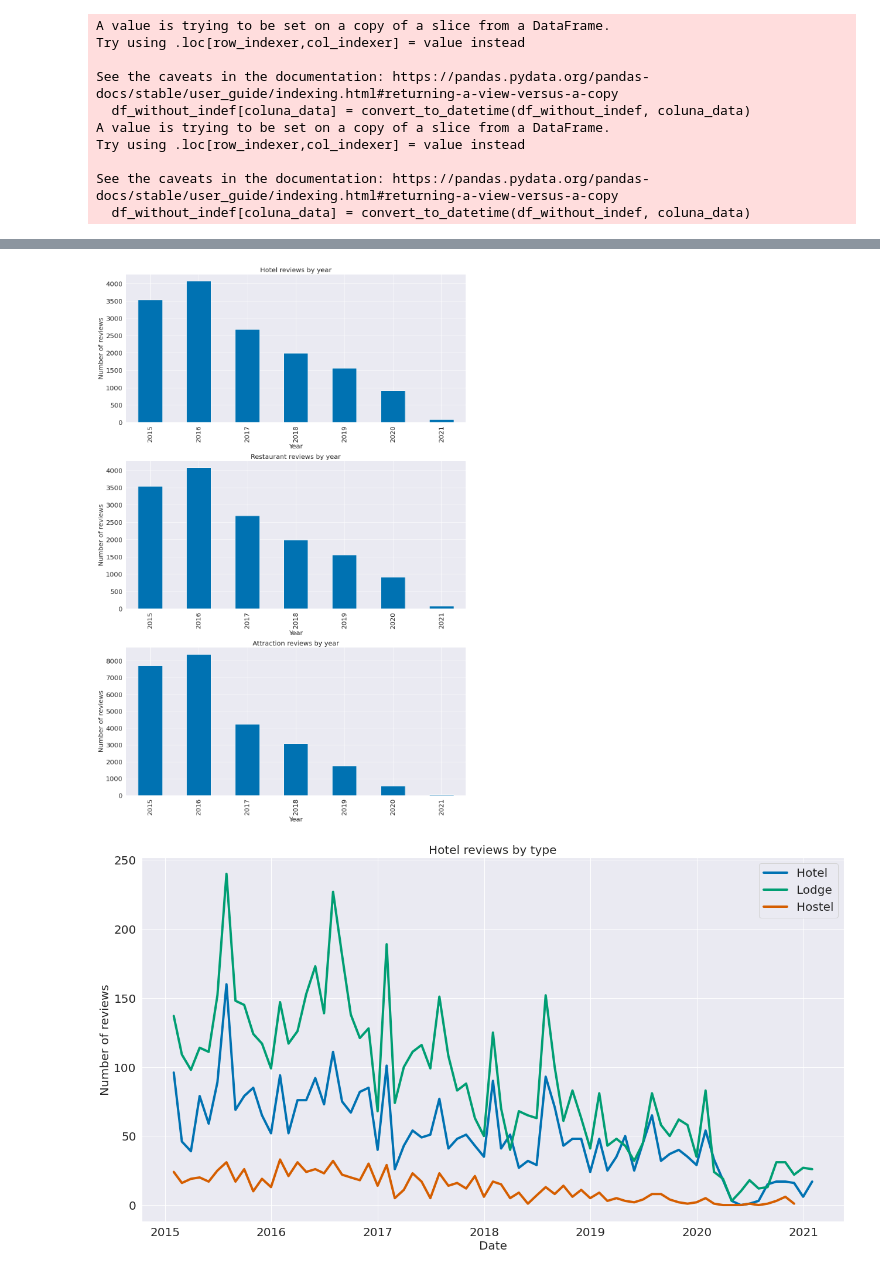
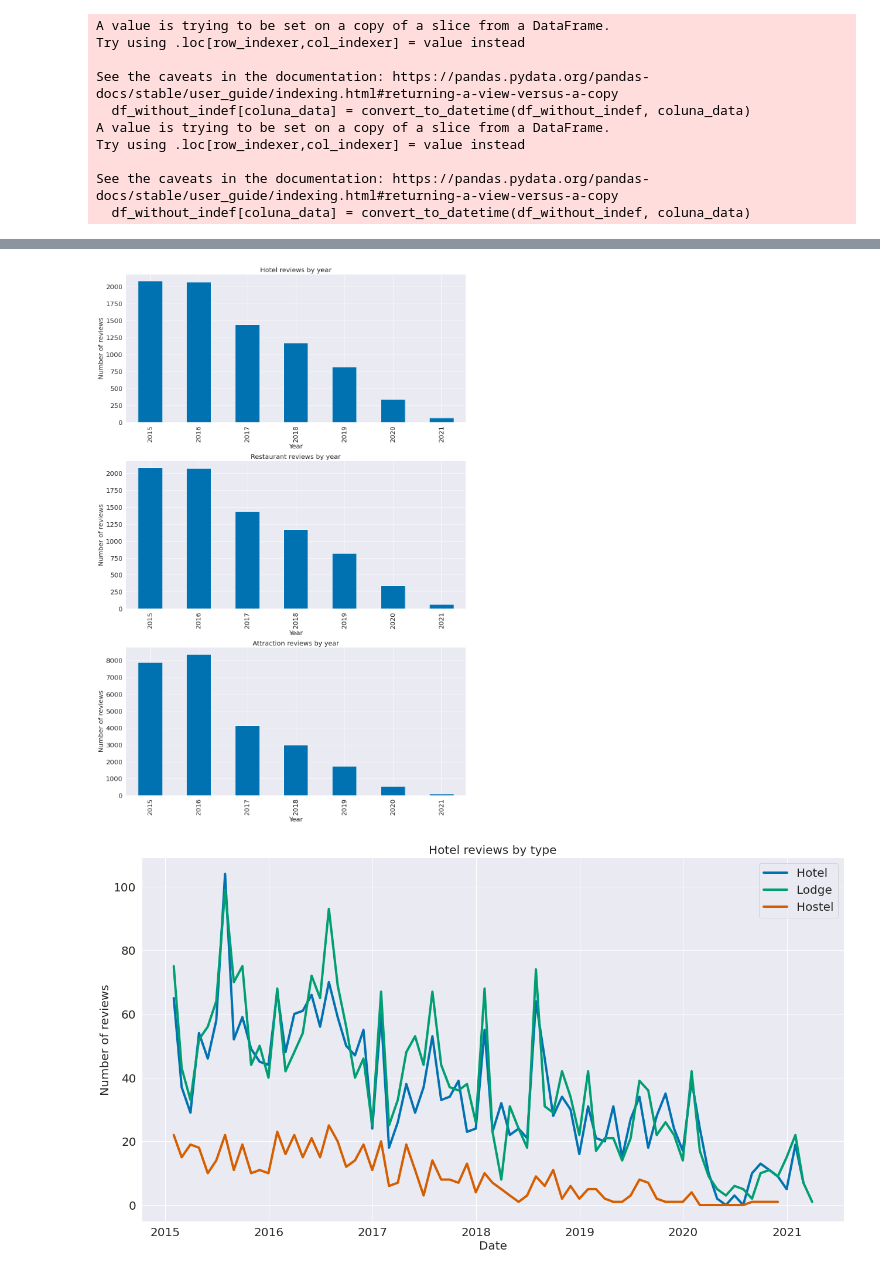
Before and after one commit to viengg/tripadvisor-scraper, a Jupyter notebook: analysis.ipynb, the cells around one changed output, grey strips where cells are left out. Cells and saved outputs as stored; diff of their text form; code cells hidden in the pictures.

```diff
--- a/analysis.ipynb
+++ b/analysis.ipynb
@@ -28,3 +28,25 @@ def get_recent_reviews(dataframe, coluna_data='data_avaliacao', ano=2014):
     df_without_indef = drop_indef(dataframe, coluna_data)
     df_without_indef[coluna_data] = convert_to_datetime(df_without_indef, coluna_data)
     return df_without_indef[df_without_indef[coluna_data].dt.year > ano]
+# %%
+op_hotel = pd.read_csv('Ouro Preto/hoteis.csv').drop_duplicates('hotel_id')
+print(f'{op_hotel.shape[0]} hoteis em Ouro Preto')
+op_rest = pd.read_csv('Ouro Preto/restaurantes.csv').drop_duplicates()
+print(f'{op_rest.shape[0]} restaurantes em Ouro Preto')
+op_atr = pd.read_csv('Ouro Preto/atracoes.csv').drop_duplicates()
+print(f'{op_atr.shape[0]} atrações em Ouro Preto')
+op_aval_hotel = pd.read_csv('Ouro Preto/avaliacoes-hoteis.csv').drop_duplicates()
+op_aval_rest = pd.read_csv('Ouro Preto/avaliacoes-restaurantes.csv')
+op_aval_rest = op_aval_rest.drop_duplicates(op_aval_rest.columns[:-2])
+op_aval_atr = pd.read_csv('Ouro Preto/avaliacoes-atracoes.csv').drop_duplicates()
+
+mar_hotel = pd.read_csv('Mariana/hoteis.csv').drop_duplicates('hotel_id')
+print(f'{mar_hotel.shape[0]} hoteis em Mariana')
+mar_rest = pd.read_csv('Mariana/restaurantes.csv').drop_duplicates()
+print(f'{mar_rest.shape[0]} restaurantes em Mariana')
+mar_atr = pd.read_csv('Mariana/atracoes.csv').drop_duplicates()
+print(f'{mar_atr.shape[0]} atrações em Mariana')
+mar_aval_hotel = pd.read_csv('Mariana/avaliacoes-hoteis.csv').drop_duplicates()
+mar_aval_rest = pd.read_csv('Mariana/avaliacoes-restaurantes.csv')
+mar_aval_rest = mar_aval_rest.drop_duplicates(mar_aval_rest.columns[:-2])
+mar_aval_atr = pd.read_csv('Mariana/avaliacoes-atracoes.csv').drop_duplicates()
@@ -31,7 +60,7 @@ def get_recent_reviews(dataframe, coluna_data='data_avaliacao', ano=2014):
 # %%
-hoteis = pd.read_csv('Ouro Preto e Mariana/hoteis.csv').drop_duplicates()
-restaurantes = pd.read_csv('Ouro Preto e Mariana/restaurantes.csv').drop_duplicates()
-atracoes = pd.read_csv('Ouro Preto e Mariana/atracoes.csv').drop_duplicates()
+hoteis = pd.concat([op_hotel, mar_hotel], ignore_index=True)
+restaurantes = pd.concat([op_rest, mar_rest], ignore_index=True)
+atracoes = pd.concat([op_atr, mar_atr], ignore_index=True)
 print(str(hoteis.shape[0]) + ' hoteis')
 print(str(restaurantes.shape[0]) + ' restaurantes')
 print(str(atracoes.shape[0]) + ' atracoes')
@@ -52,7 +81,7 @@ plt.savefig('graficos/en-grafico1.png')
 # %%
-avaliacoes_hoteis = pd.read_csv('Ouro Preto e Mariana/avaliacoes-hoteis.csv').drop_duplicates()
-avaliacoes_restaurantes = pd.read_csv('Ouro Preto e Mariana/avaliacoes-restaurantes.csv').drop_duplicates()
-avaliacoes_atracoes = pd.read_csv('Ouro Preto e Mariana/avaliacoes-atracoes.csv', error_bad_lines=False).drop_duplicates()
+avaliacoes_hoteis = pd.concat([op_aval_hotel, mar_aval_hotel], ignore_index=True)
+avaliacoes_restaurantes = pd.concat([op_aval_rest, mar_aval_rest], ignore_index=True)
+avaliacoes_atracoes = pd.concat([op_aval_atr, mar_aval_atr], ignore_index=True)
 print(str(avaliacoes_hoteis.shape[0]) + ' avaliacoes de hoteis')
 print(str(avaliacoes_restaurantes.shape[0]) + ' avaliacoes de restaurantes')
 print(str(avaliacoes_atracoes.shape[0]) + ' avaliacoes de atracoes')
@@ -127,30 +155,30 @@ ax3.set_title("Attraction reviews by year")
 plt.tight_layout()
 plt.savefig('graficos/en-grafico3.png')
 # %% [output]
-[figure, old version]
+[figure, new version]
 # %%
-merged_df = pd.merge(hoteis, avaliacoes_hoteis_recentes, how='inner', left_on='hotel_id', right_on='estabelecimento')
+merged_df = pd.merge(hoteis, avaliacoes_hoteis_recentes, how='right', left_on='hotel_id', right_on='estabelecimento_id')
 
 avaliacoes_tipo_hotel = merged_df[merged_df['tipo'] == 'Hotel']
 avaliacoes_tipo_pousada = merged_df[merged_df['tipo'] == 'Pousada']
 avaliacoes_tipo_hostel = merged_df[merged_df['tipo'] == 'Hostel']
 
 plt.figure(figsize=(18,10))
 #plt.plot(avaliacoes_tipo_hotel.groupby('data_avaliacao')['estabelecimento'].count())
 plt.plot(avaliacoes_tipo_hotel.set_index('data_avaliacao')['estabelecimento'].resample('M').count())
 #plt.plot(avaliacoes_tipo_pousada.groupby('data_avaliacao')['estabelecimento'].count())
 plt.plot(avaliacoes_tipo_pousada.set_index('data_avaliacao')['estabelecimento'].resample('M').count())
 #plt.plot(avaliacoes_tipo_hostel.groupby('data_avaliacao')['estabelecimento'].count())
 plt.plot(avaliacoes_tipo_hostel.set_index('data_avaliacao')['estabelecimento'].resample('M').count())
 
 plt.xlabel('Date')
 plt.ylabel('Number of reviews')
 plt.title('Hotel reviews by type')
 plt.legend(['Hotel', 'Lodge', 'Hostel'])
 plt.tight_layout()
 plt.savefig('graficos/en-grafico4.png')
 # %% [output]
-[figure, old version]
+[figure, new version]
 # %%
 avaliacoes_hoteis_ouro_preto = merged_df[merged_df['cidade'] == 'Ouro Preto ']
 avaliacoes_hoteis_mariana = merged_df[merged_df['cidade'] == 'Mariana ']
```
Also changed, not shown: parts of 11 cells of this notebook, 20 other files.
